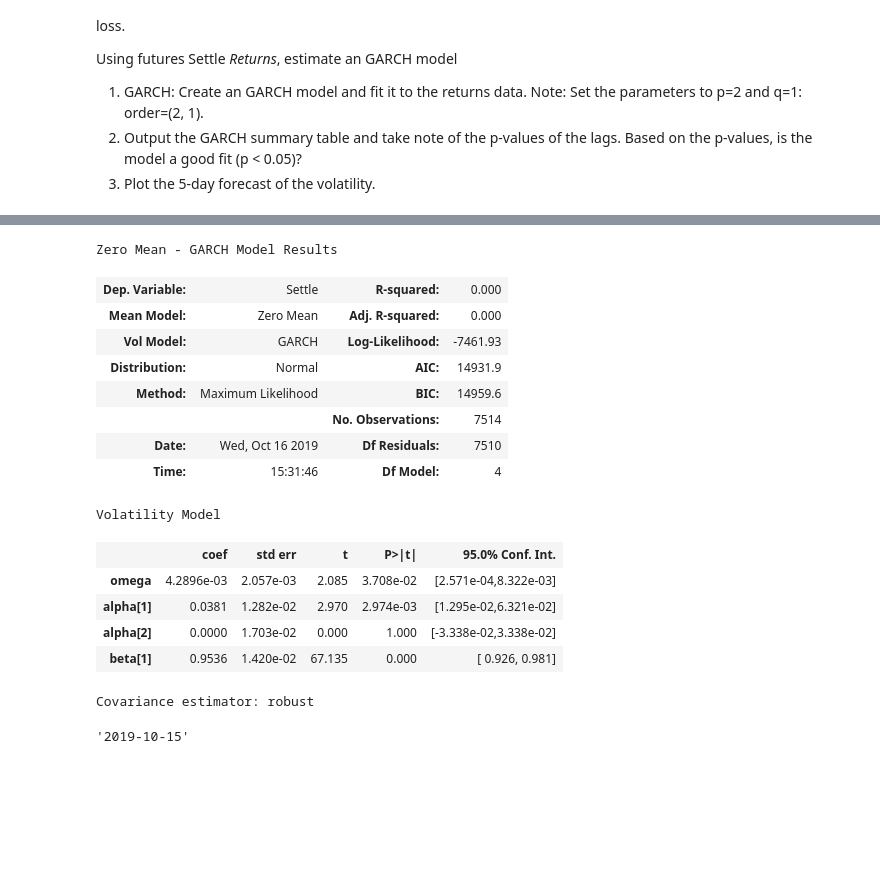
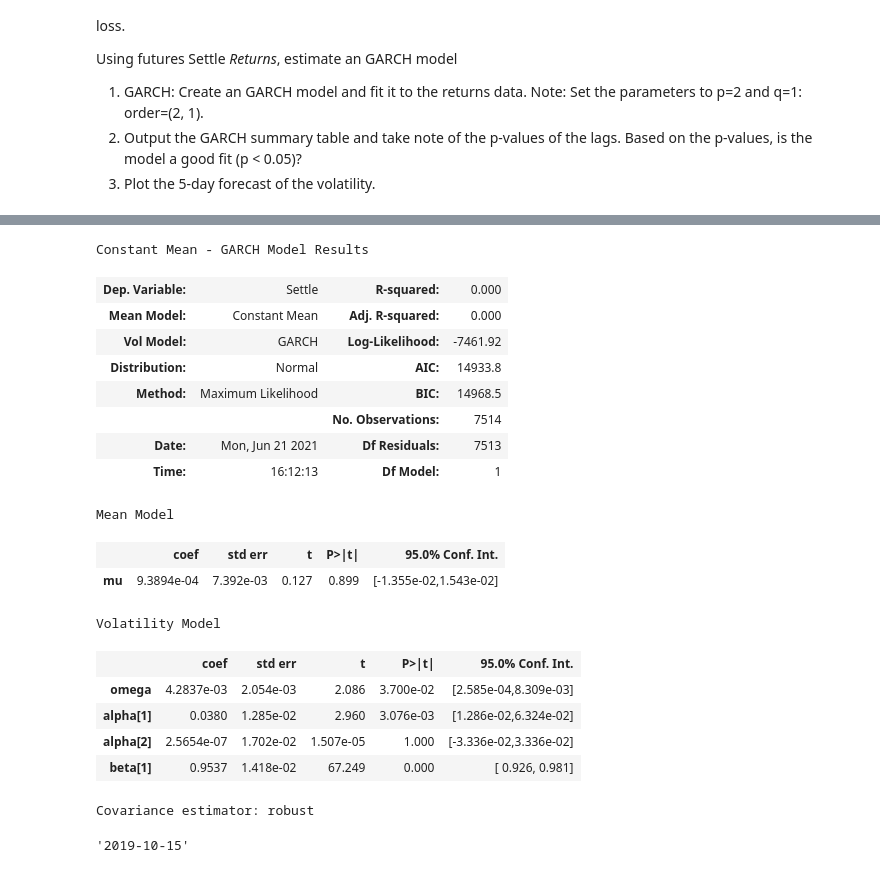
Before and after one commit to jdfwsp/forecasting_yen, a Jupyter notebook: Code/time_series_analysis.ipynb, the cells around one changed output, grey strips where cells are left out. Cells and saved outputs as stored; diff of their text form; code cells hidden in the pictures; blank space fills up the shorter version.

Commit message:
Completes GARCH

```diff
--- a/Code/time_series_analysis.ipynb
+++ b/Code/time_series_analysis.ipynb
@@ -266,6 +266,7 @@ import arch
 # %%
 # Estimate a GARCH model:
 # YOUR CODE HERE!
-
+model = arch_model(returns['Settle'], p = 2, q = 1)
 # Fit the model
 # YOUR CODE HERE!
+results = model.fit()
@@ -272,23 +293,27 @@ import arch
 # %%
 # Summarize the model results
 # YOUR CODE HERE!
+results.summary()
 # %% [output]
-Zero Mean - GARCH Model Results
+Constant Mean - GARCH Model Results
 | Dep. Variable: | Settle | R-squared: | 0.000 |
-| Mean Model: | Zero Mean | Adj. R-squared: | 0.000 |
-| Vol Model: | GARCH | Log-Likelihood: | -7461.93 |
-| Distribution: | Normal | AIC: | 14931.9 |
-| Method: | Maximum Likelihood | BIC: | 14959.6 |
+| Mean Model: | Constant Mean | Adj. R-squared: | 0.000 |
+| Vol Model: | GARCH | Log-Likelihood: | -7461.92 |
+| Distribution: | Normal | AIC: | 14933.8 |
+| Method: | Maximum Likelihood | BIC: | 14968.5 |
 |  |  | No. Observations: | 7514 |
-| Date: | Wed, Oct 16 2019 | Df Residuals: | 7510 |
-| Time: | 15:31:46 | Df Model: | 4 |
+| Date: | Mon, Jun 21 2021 | Df Residuals: | 7513 |
+| Time: | 16:12:13 | Df Model: | 1 |
-Volatility Model
+Mean Model
 |  | coef | std err | t | P>|t| | 95.0% Conf. Int. |
-| omega | 4.2896e-03 | 2.057e-03 | 2.085 | 3.708e-02 | [2.571e-04,8.322e-03] |
-| alpha[1] | 0.0381 | 1.282e-02 | 2.970 | 2.974e-03 | [1.295e-02,6.321e-02] |
-| alpha[2] | 0.0000 | 1.703e-02 | 0.000 | 1.000 | [-3.338e-02,3.338e-02] |
-| beta[1] | 0.9536 | 1.420e-02 | 67.135 | 0.000 | [ 0.926, 0.981] |
+| mu | 9.3894e-04 | 7.392e-03 | 0.127 | 0.899 | [-1.355e-02,1.543e-02] |
-Covariance estimator: robust
+Volatility Model
+|  | coef | std err | t | P>|t| | 95.0% Conf. Int. |
+| omega | 4.2837e-03 | 2.054e-03 | 2.086 | 3.700e-02 | [2.585e-04,8.309e-03] |
+| alpha[1] | 0.0380 | 1.285e-02 | 2.960 | 3.076e-03 | [1.286e-02,6.324e-02] |
+| alpha[2] | 2.5654e-07 | 1.702e-02 | 1.507e-05 | 1.000 | [-3.336e-02,3.336e-02] |
+| beta[1] | 0.9537 | 1.418e-02 | 67.249 | 0.000 | [ 0.926, 0.981] |
+Covariance estimator: robust
 # %%
 # Find the last day of the dataset
 last_day = returns.index.max().strftime('%Y-%m-%d')
```
Also changed, not shown: parts of 7 cells of this notebook.
